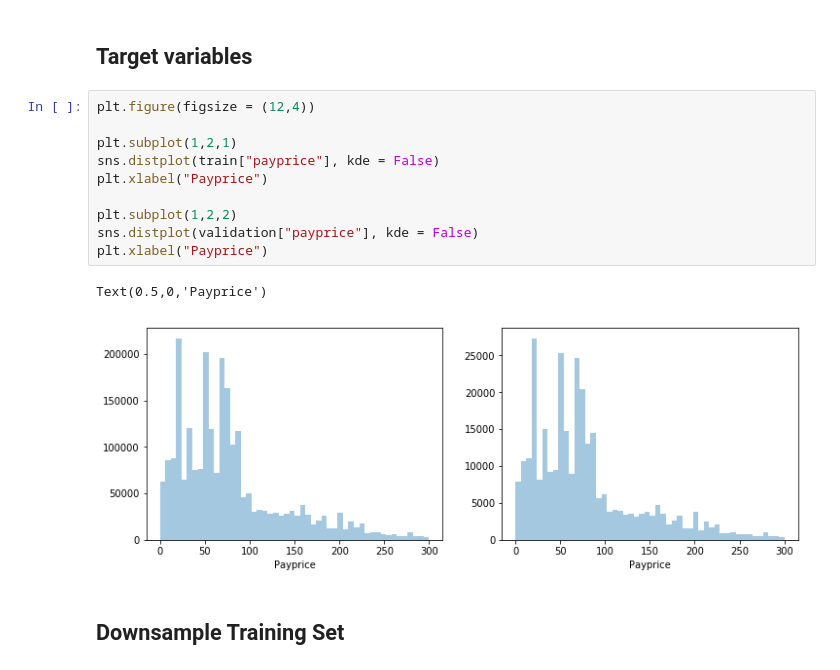
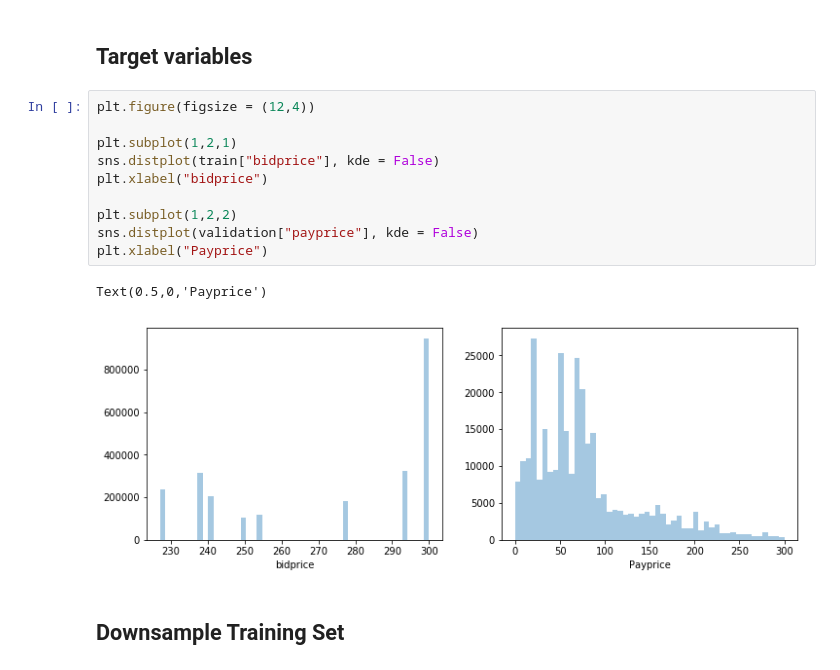
Before and after one commit to asfakianakis/COMPGW02_Web_Economics, a Jupyter notebook: Achilleas/Predict base_bid.ipynb, the cells around one changed output. Saved outputs shown, nothing was run; the diff lists cells and outputs as text.

```diff
--- a/Achilleas/Predict base_bid.ipynb
+++ b/Achilleas/Predict base_bid.ipynb
@@ -423,16 +426,16 @@ train_dummy.head()
 # %%
 plt.figure(figsize = (12,4))
 
 plt.subplot(1,2,1)
-sns.distplot(train["payprice"], kde = False)
-plt.xlabel("Payprice")
+sns.distplot(train["bidprice"], kde = False)
+plt.xlabel("bidprice")
 
 plt.subplot(1,2,2)
 sns.distplot(validation["payprice"], kde = False)
 plt.xlabel("Payprice")
 # %% [output]
 Text(0.5,0,'Payprice')
-[figure, old version]
+[figure, new version]
 # %% [markdown]
 ## Downsample Training Set
 # %% [markdown]
```
Also changed, not shown: parts of 29 cells of this notebook.
